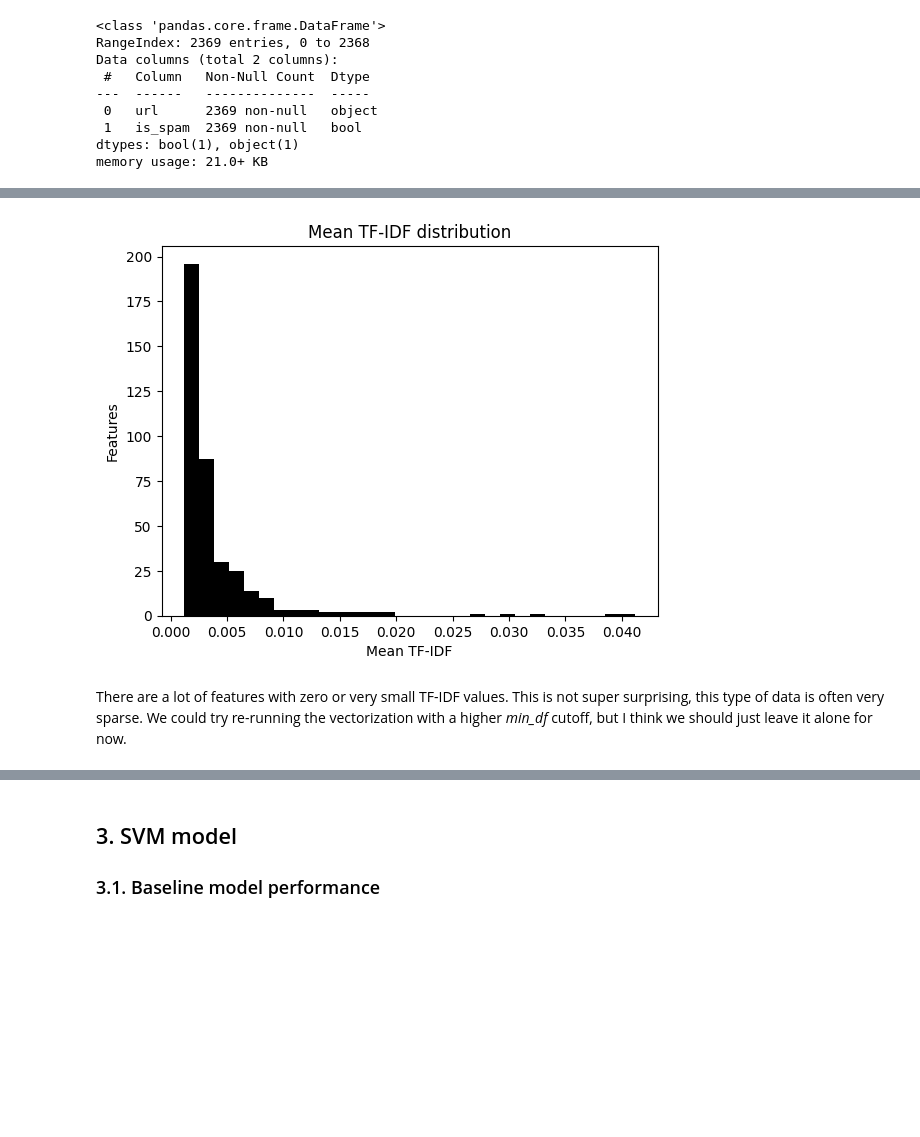
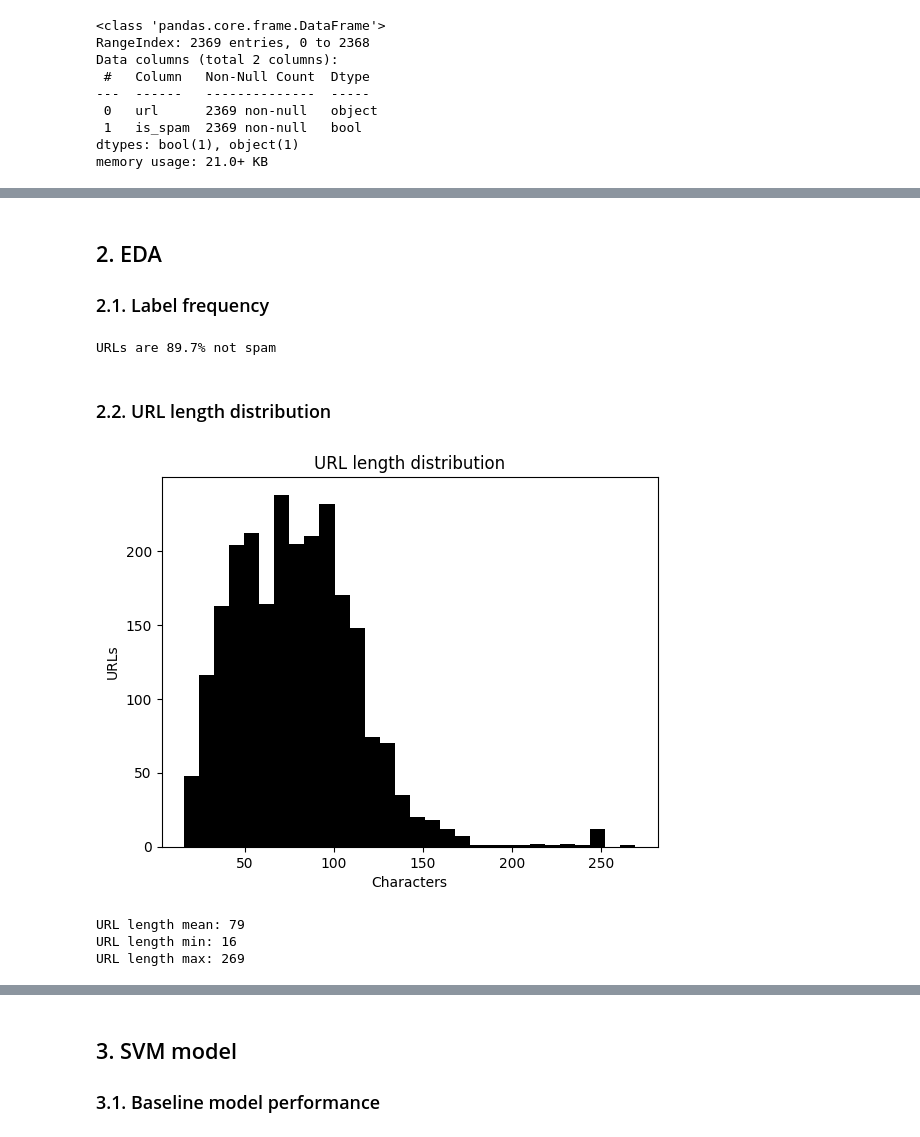
Before and after one commit to 4GeeksAcademy/gperdrizet-NLP-project, a Jupyter notebook: src/solution.ipynb, the cells around one changed output, grey strips where cells are left out. Cells and saved outputs as stored; diff of their text form; code cells hidden in the pictures; blank space fills up the shorter version.

```diff
--- a/src/solution.ipynb
+++ b/src/solution.ipynb
@@ -230,13 +90,32 @@ encoded_training_features.head()
-# %%
-# Get the mean TF-IDF value for each feature
-feature_means=encoded_training_features.mean().tolist()
-
-plt.title('Mean TF-IDF distribution')
-plt.xlabel('Mean TF-IDF')
-plt.ylabel('Features')
-plt.hist(feature_means, bins=30, color='black')
-plt.show()
-# %% [output]
-[figure, removed]
-# %% [markdown]
-There are a lot of features with zero or very small TF-IDF values. This is not super surprising, this type of data is often very sparse. We could try re-running the vectorization with a higher *min_df* cutoff, but I think we should just leave it alone for now.
+# %% [markdown]
+## 2. EDA
+
+### 2.1. Label frequency
+# %%
+label_counts = data_df['is_spam'].value_counts()
+
+not_spam = label_counts.iloc[0]
+spam = label_counts.iloc[1]
+
+print(f'URLs are {(not_spam/(spam + not_spam)*100):.1f}% not spam')
+# %% [output]
+URLs are 89.7% not spam
+# %% [markdown]
+### 2.2. URL length distribution
+# %%
+data_df['URL_length'] = data_df['url'].str.len().tolist()
+
+plt.title('URL length distribution')
+plt.xlabel('Characters')
+plt.ylabel('URLs')
+plt.hist(data_df['URL_length'], bins=30, color='black')
+plt.show()
+
+print(f"URL length mean: {np.mean(data_df['URL_length']):.0f}")
+print(f"URL length min: {min(data_df['URL_length']):.0f}")
+print(f"URL length max: {max(data_df['URL_length']):.0f}")
+# %% [output]
+[figure, added]
+URL length mean: 79
+URL length min: 16
+URL length max: 269
```
Also changed, not shown: parts of 54 cells of this notebook.
